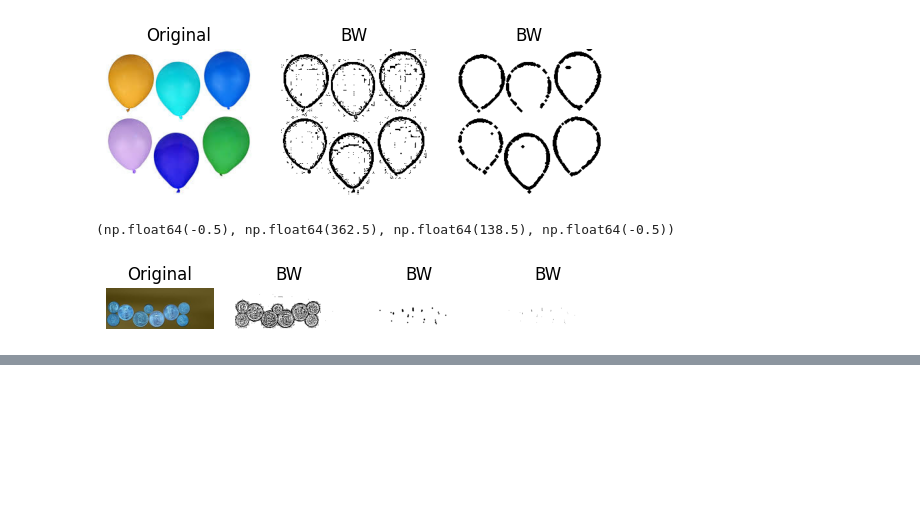
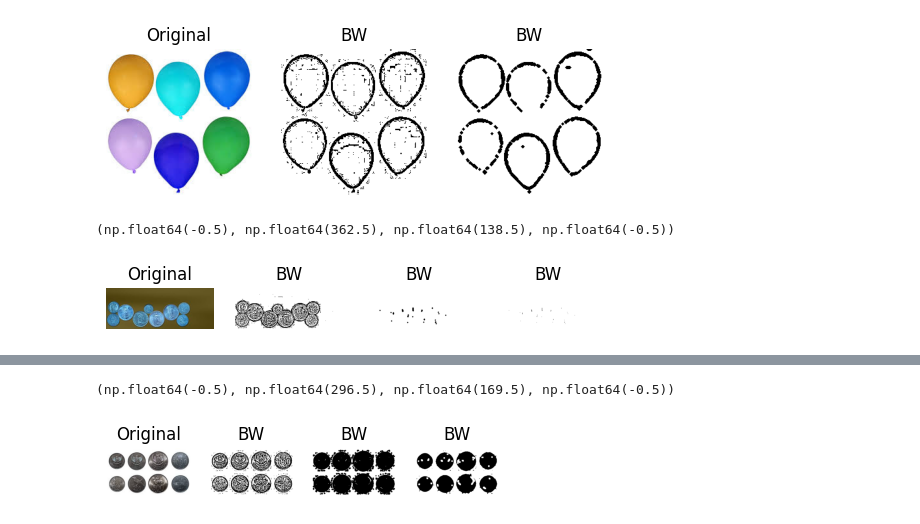
Before and after one commit to Pharseus/Image-Processing, a Jupyter notebook: week4_image_processing.ipynb, the cells around one changed output, grey strips where cells are left out. Saved outputs shown, nothing was run; the diff lists cells and outputs as text; code cells hidden in the pictures; blank space fills up the shorter version.

```diff
--- a/week4_image_processing.ipynb
+++ b/week4_image_processing.ipynb
@@ -476,0 +552,50 @@ plt.axis("off")
+# %%
+im = cv2.imread(f'{file_path}/coins3.jpeg')
+
+gray_im = cv2.cvtColor(im, cv2.COLOR_BGR2GRAY)
+
+#read BW image
+# tresh,BW_im = cv2.threshold(gray_im,150,255,cv2.THRESH_BINARY)
+BW_im = cv2.adaptiveThreshold(
+    gray_im, 255, cv2.ADAPTIVE_THRESH_GAUSSIAN_C,
+    cv2.THRESH_BINARY, 11, 2
+)
+
+kernel_vertical = np.array([[0,1,0],
+                            [0,1,0],
+                            [0,1,0]], dtype=np.uint8)
+kernel_horizontal = np.array([[0,0,0],
+                              [1,1,1],
+                              [0,0,0]], dtype=np.uint8)
+kernel_ones = np.ones((2,2), dtype=np.uint8)
+kernel_ones3 = np.ones((3,3), dtype=np.uint8)
+
+kernel_cross = np.array([[0,1,0],
+                        [1,1,1],
+                        [0,1,0]], dtype=np.uint8)
+
+eroded = cv2.erode(BW_im, kernel_cross, iterations=2)
+dilation = cv2.dilate(eroded, kernel_ones3, iterations=2)
+
+plt.subplot(1,5,1)
+plt.imshow(im)
+plt.title("Original")
+plt.axis("off")
+
+plt.subplot(1,5,2)
+plt.imshow(BW_im, cmap="gray")
+plt.title("BW")
+plt.axis("off")
+
+plt.subplot(1,5,3)
+plt.imshow(eroded, cmap="gray")
+plt.title("BW")
+plt.axis("off")
+
+plt.subplot(1,5,4)
+plt.imshow(dilation, cmap="gray")
+plt.title("BW")
+plt.axis("off")
+# %% [output]
+(np.float64(-0.5), np.float64(296.5), np.float64(169.5), np.float64(-0.5))
+[figure, added]
```
Also changed, not shown: parts of 3 cells of this notebook.
